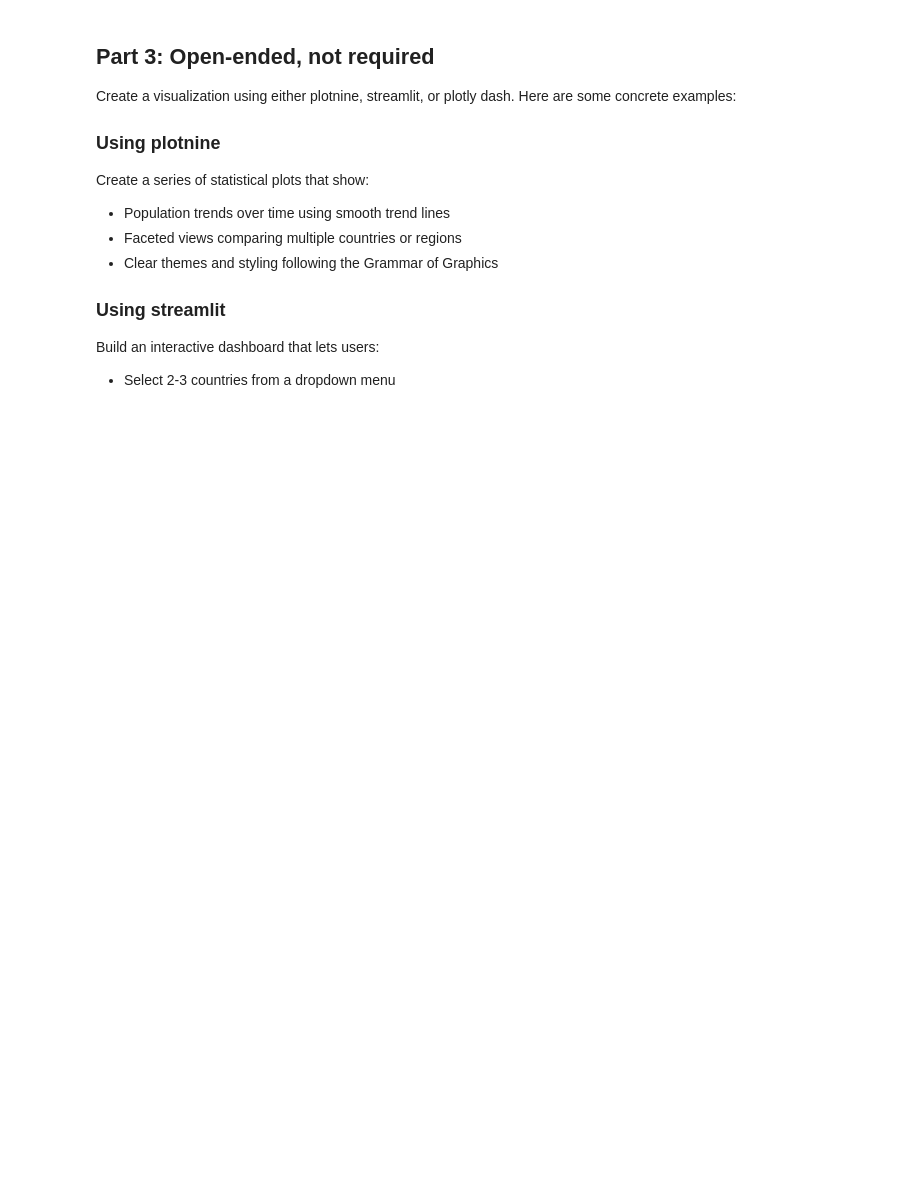
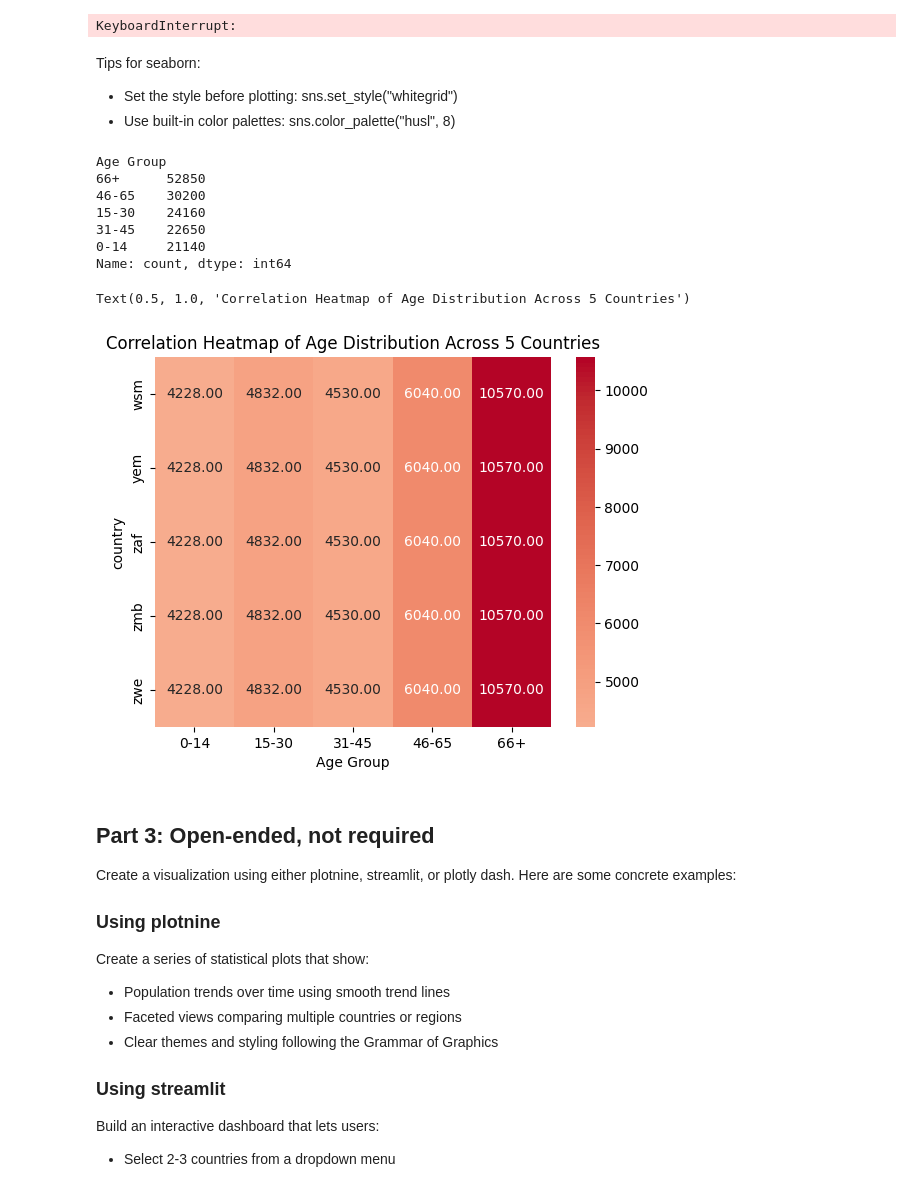
Before and after one commit to UCSF-DataSci/07-visualization-anagasuri, a Jupyter notebook: visualization.ipynb, the cells around one changed output. Saved outputs shown, nothing was run; the diff lists cells and outputs as text; code cells hidden in the pictures; blank space fills up the shorter version.

Commit message:
updated visualization

```diff
--- a/visualization.ipynb
+++ b/visualization.ipynb
@@ -86,0 +52,64 @@ Tips for seaborn:
+# %%
+# 2. Investigate demographic shifts using a stacked bar chart:
+#    - Compare age distributions (0-14, 15-30, 31-45, 46-65, 66+) between 1950, 1985, and 2020
+#    - Create a stacked bar chart showing these changes
+#    - Calculate and display the percentage for each age group
+#    - Add text annotations showing key percentages
+#    - Include clear labels and a legend
+
+ageDist = [0, 14, 30, 45, 65, float('inf')]
+ageLabels = ['0-14', '15-30', '31-45', '46-65', '66+']
+
+df.set_index('year', inplace = True)
+
+stackBar = df.plot(kind = 'bar',
+                   stacked = True,
+                   figsize = (10,6),
+                   colormap = 'viridis',
+                   width = 0.7)
+
+plt.title("Demographic Shifts in Age Distribution (1950, 1985, 2020)")
+plt.xlabel("Year")
+plt.ylabel("Population Distribution (%)")
+plt.legend(title="Age Groups", bbox_to_anchor=(1.05, 1), loc='upper left')
+plt.tight_layout()
+plt.show()
+# %% [output]
+KeyboardInterrupt:
+# %% [markdown]
+Tips for seaborn:
+- Set the style before plotting: sns.set_style("whitegrid")
+- Use built-in color palettes: sns.color_palette("husl", 8)
+# %%
+# 1. Create a heatmap showing the population distribution across age groups (0-14, 15-30, 31-45, 46-65, 66+) and country for 5 countries of your choice in a specific year.
+#    - Use seaborn's heatmap function
+#    - Add clear annotations and labels
+#    - Write a brief explanation of what the heatmap reveals about the population structure
+
+ageDist = [0, 14, 30, 45, 65, float('inf')]
+ageLabels = ['0-14', '15-30', '31-45', '46-65', '66+']
+
+df['Age Group'] = pd.cut(df['age'], bins=ageDist, labels=ageLabels)
+ageCounts = df['Age Group'].value_counts()
+print(ageCounts)
+
+contingencyTable = pd.crosstab(df['country'], df['Age Group']) # have to create contingency table as we are looking at 2 categorical columns
+
+ageCountryDist = sns.heatmap(contingencyTable,
+            annot=True,
+            cmap='coolwarm',
+            center=0,
+            fmt='.2f')
+ageCountryDist.set_title('Correlation Heatmap of Age Distribution Across 5 Countries')
+
+#    - Write a brief explanation of what the heatmap reveals about the population structure
+# %% [output]
+Age Group
+66+      52850
+46-65    30200
+15-30    24160
+31-45    22650
+0-14     21140
+Name: count, dtype: int64
+Text(0.5, 1.0, 'Correlation Heatmap of Age Distribution Across 5 Countries')
+[figure, added]
```
Also changed, not shown: parts of 5 cells of this notebook.
